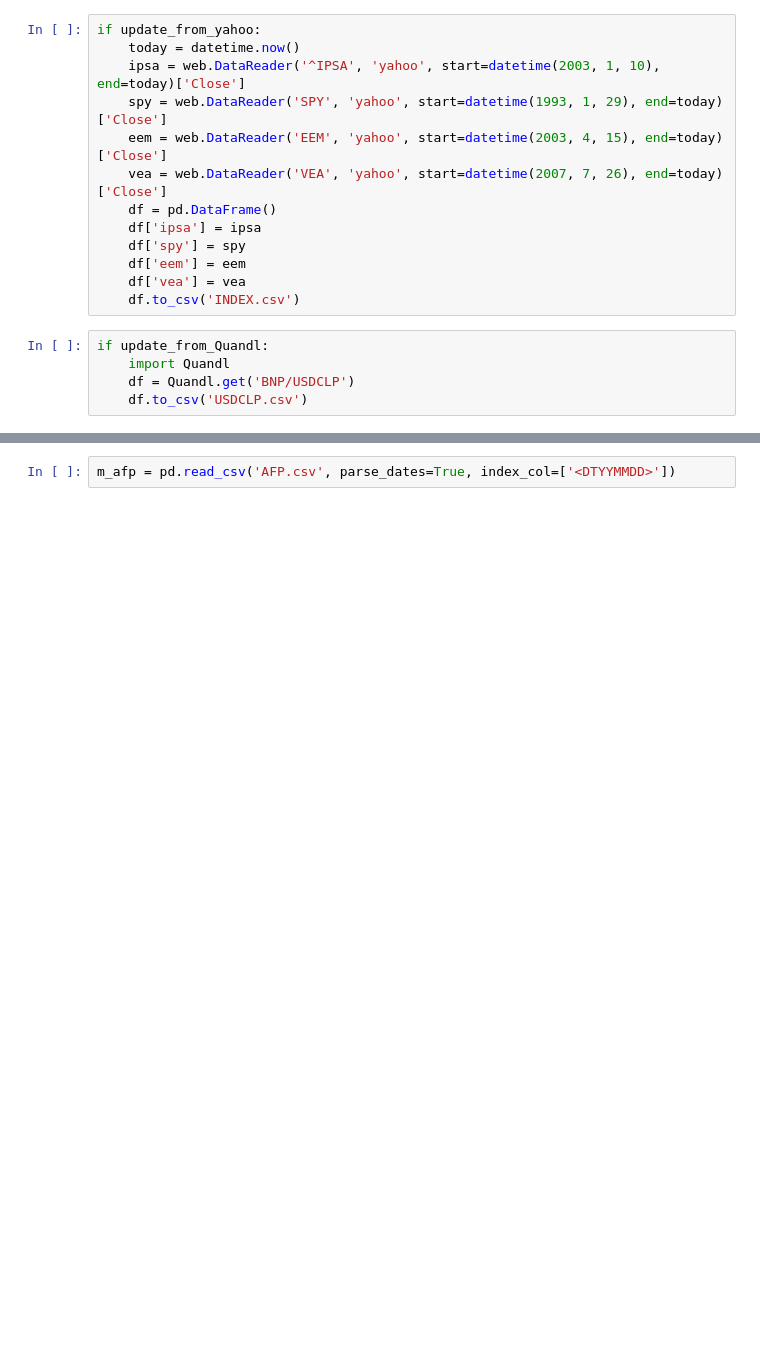
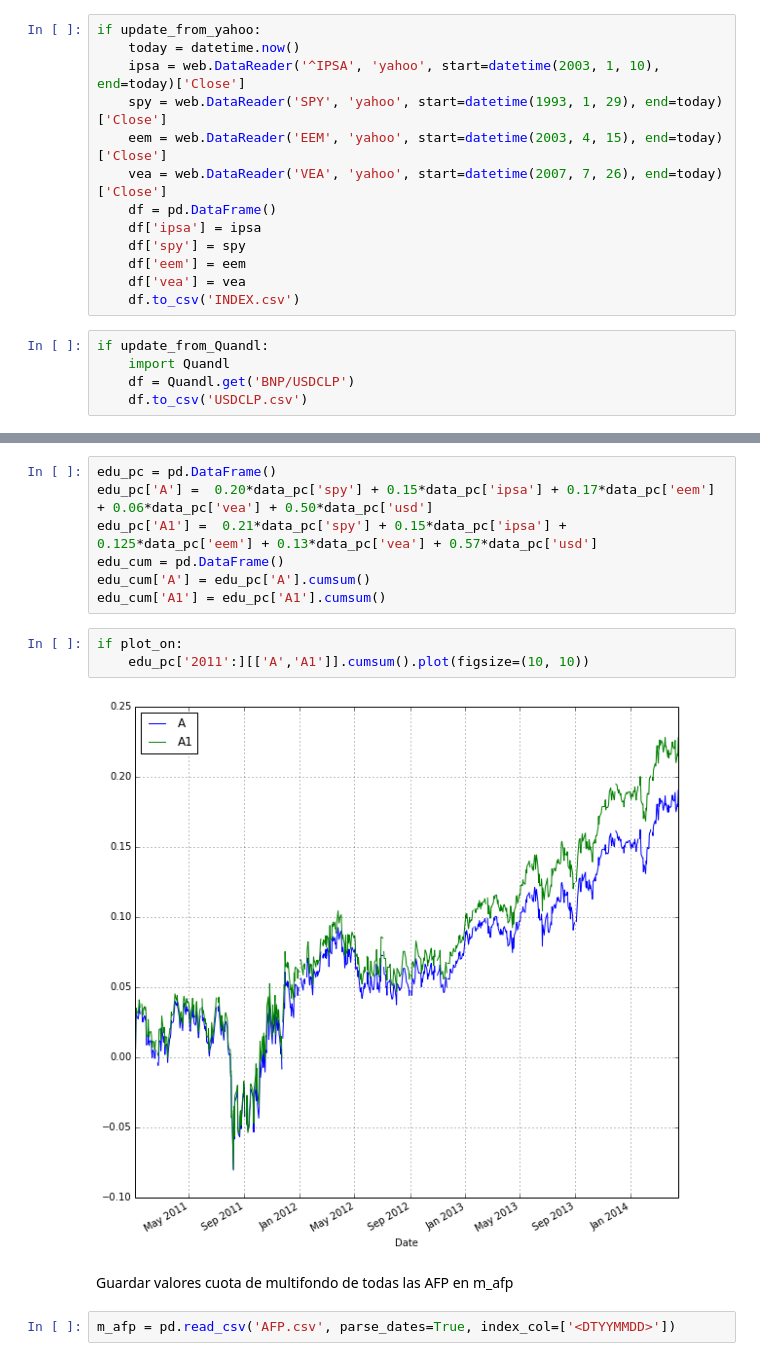
Before and after one commit to jrovegno/ipython-notebooks, a Jupyter notebook: Multifondos_AFP.ipynb, the cells around one changed output, grey strips where cells are left out. Saved outputs shown, nothing was run; the diff lists cells and outputs as text; blank space fills up the shorter version.

```diff
--- a/Multifondos_AFP.ipynb
+++ b/Multifondos_AFP.ipynb
@@ -103,3 +97,17 @@ afp['2011':]['A'].plot()
+# %%
+edu_pc = pd.DataFrame()
+edu_pc['A'] =  0.20*data_pc['spy'] + 0.15*data_pc['ipsa'] + 0.17*data_pc['eem'] + 0.06*data_pc['vea'] + 0.50*data_pc['usd']
+edu_pc['A1'] =  0.21*data_pc['spy'] + 0.15*data_pc['ipsa'] + 0.125*data_pc['eem'] + 0.13*data_pc['vea'] + 0.57*data_pc['usd']
+edu_cum = pd.DataFrame()
+edu_cum['A'] = edu_pc['A'].cumsum()
+edu_cum['A1'] = edu_pc['A1'].cumsum()
+# %%
+if plot_on:
+    edu_pc['2011':][['A','A1']].cumsum().plot(figsize=(10, 10))
+# %% [output]
+[figure, added]
+# %% [markdown]
+Guardar valores cuota de multifondo de todas las AFP en m_afp
 # %%
 m_afp = pd.read_csv('AFP.csv', parse_dates=True, index_col=['<DTYYMMDD>'])
 # %%
```
Also changed, not shown: parts of 59 cells of this notebook.
